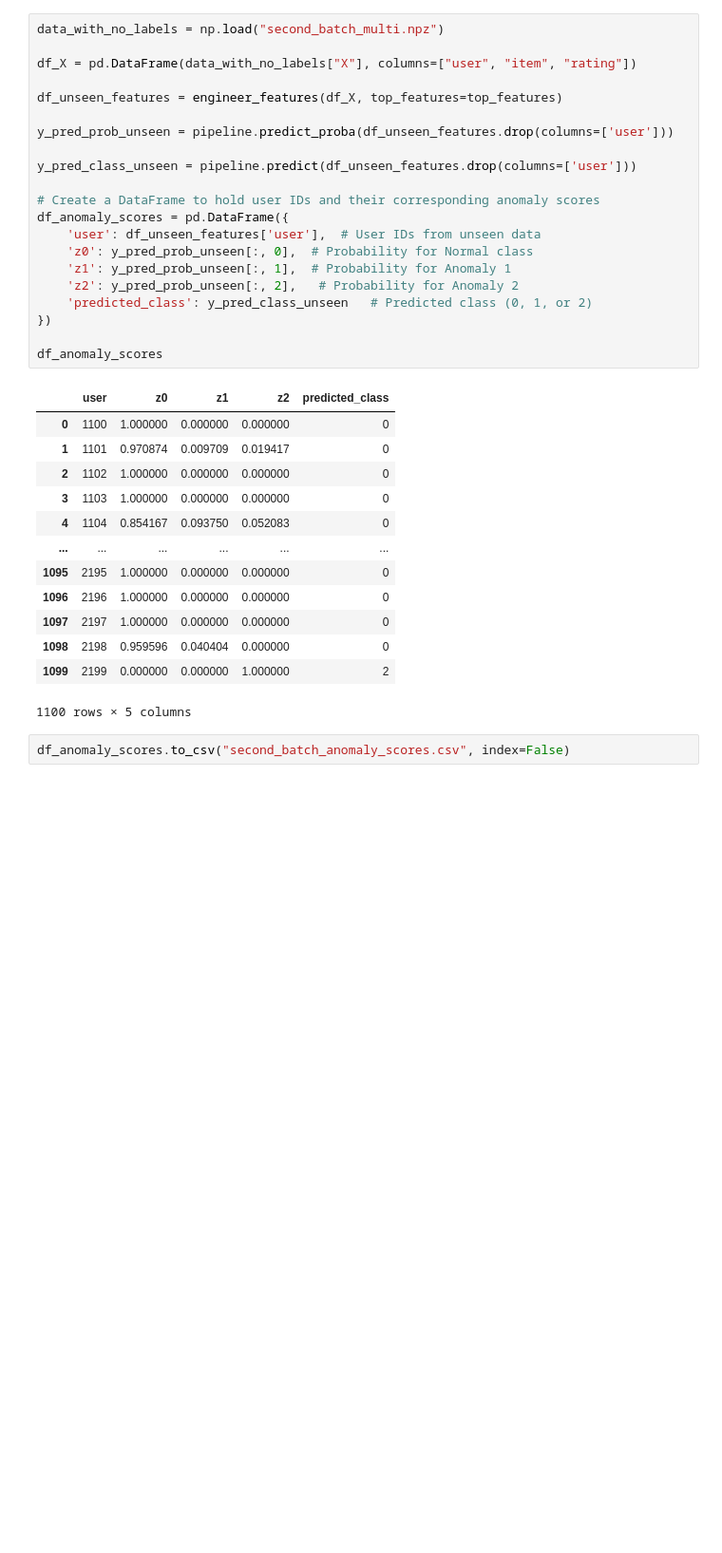
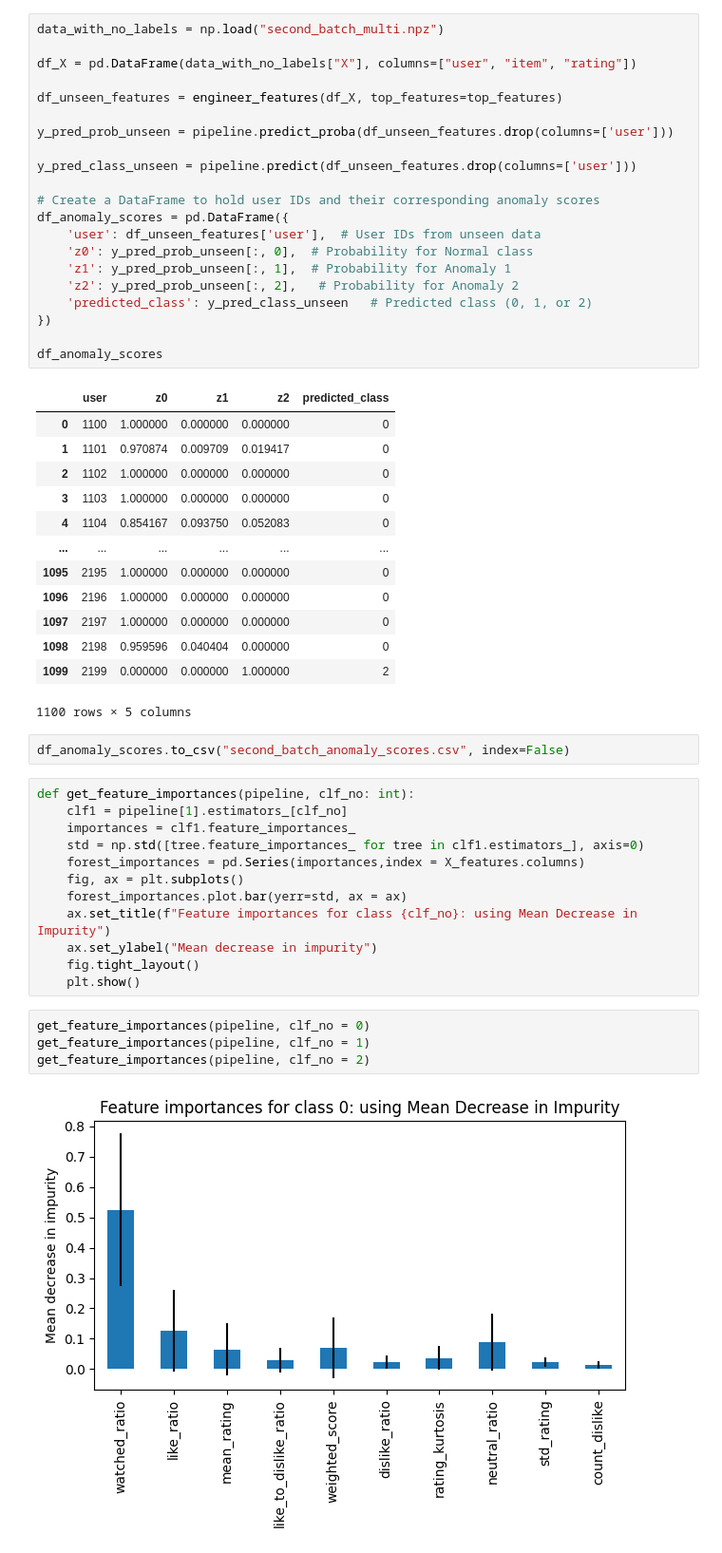
Before and after one commit to JET2001/cs421-project, a Jupyter notebook: milton/main.ipynb, the cells around one changed output. Shown at 95% size. Saved outputs shown, nothing was run; the diff lists cells and outputs as text; blank space fills up the shorter version.

Commit message:
Added feature importance

```diff
--- a/milton/main.ipynb
+++ b/milton/main.ipynb
@@ -234,3 +234,21 @@ df_anomaly_scores
 1100 rows × 5 columns
 # %%
 df_anomaly_scores.to_csv("second_batch_anomaly_scores.csv", index=False)
+# %%
+def get_feature_importances(pipeline, clf_no: int):
+    clf1 = pipeline[1].estimators_[clf_no]
+    importances = clf1.feature_importances_
+    std = np.std([tree.feature_importances_ for tree in clf1.estimators_], axis=0)
+    forest_importances = pd.Series(importances,index = X_features.columns)
+    fig, ax = plt.subplots()
+    forest_importances.plot.bar(yerr=std, ax = ax)
+    ax.set_title(f"Feature importances for class {clf_no}: using Mean Decrease in Impurity")
+    ax.set_ylabel("Mean decrease in impurity")
+    fig.tight_layout()
+    plt.show()
+# %%
+get_feature_importances(pipeline, clf_no = 0)
+get_feature_importances(pipeline, clf_no = 1)
+get_feature_importances(pipeline, clf_no = 2)
+# %% [output]
+[figure, added]
```
Also changed, not shown: parts of 1 cell of this notebook.
